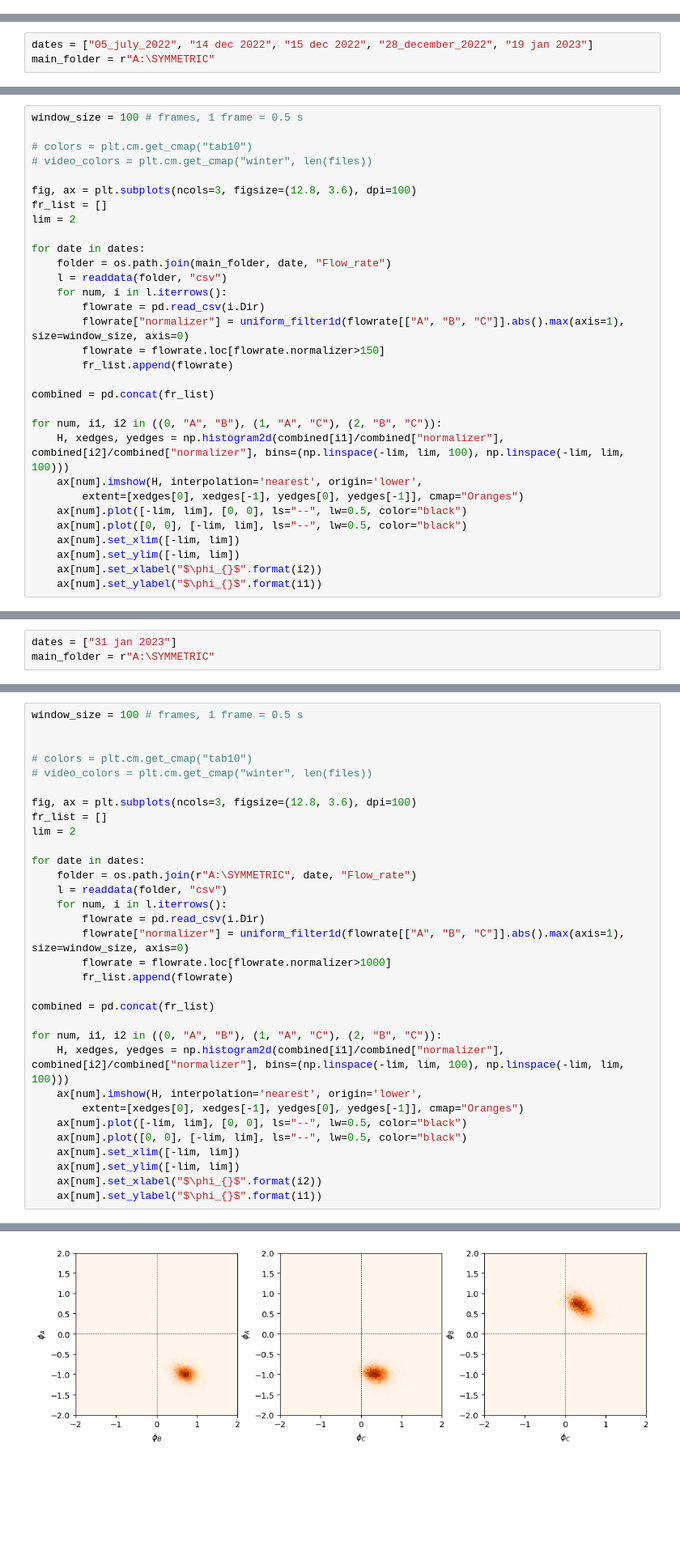
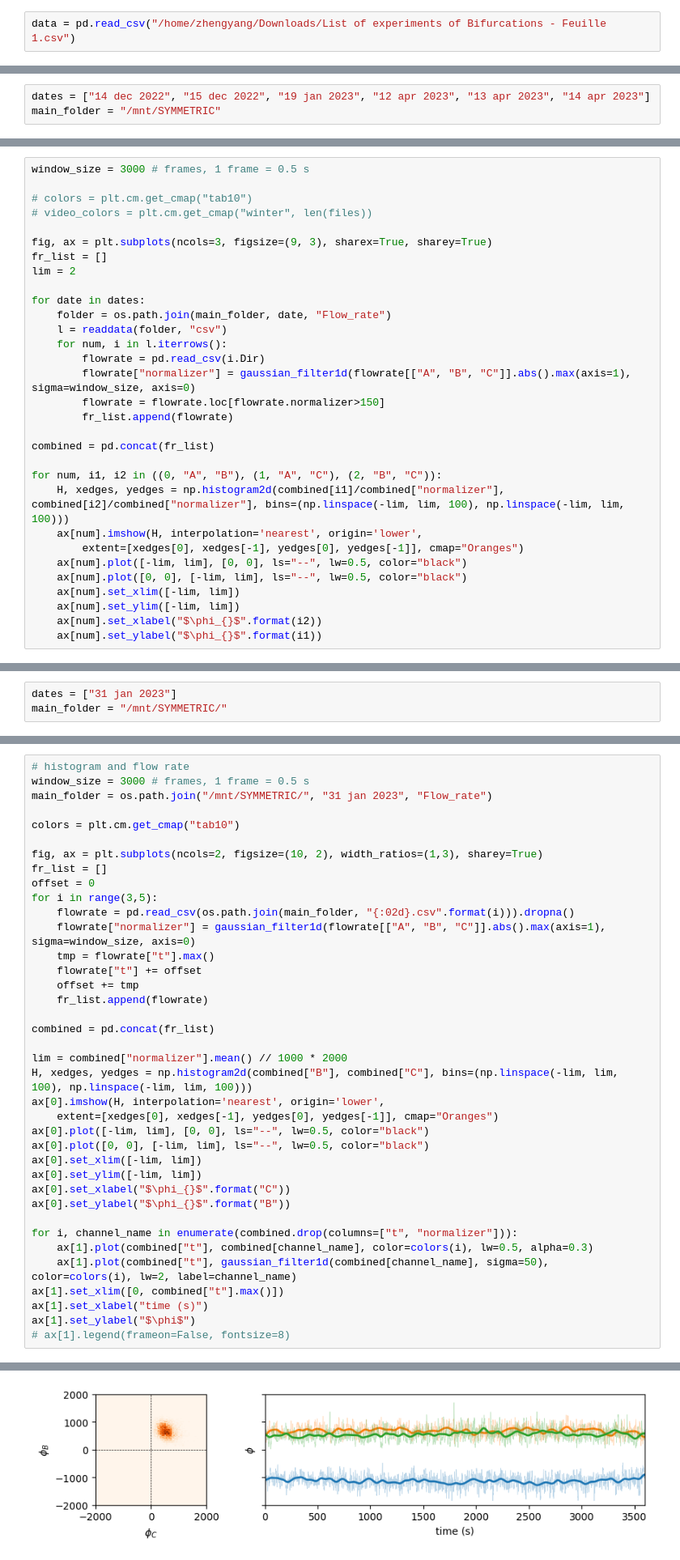
Before and after one commit to ZLoverty/AN, a Jupyter notebook: Code/data-summary.ipynb, the cells around one changed output, grey strips where cells are left out. Shown at 81% size. Cells and saved outputs as stored; diff of their text form; blank space fills up the shorter version.

```diff
--- a/Code/data-summary.ipynb
+++ b/Code/data-summary.ipynb
@@ -11,0 +90,2 @@ import numpy as np
+# %%
+data = pd.read_csv("/home/zhengyang/Downloads/List of experiments of Bifurcations - Feuille 1.csv")
@@ -16,8 +108,8 @@ We have two designs: disk-based and minimal, corresponding to model_01 and model
 
 Note: "04 nov 2022" and "17 jan 2023" were removed due to bad packing and low activity.
 # %%
-dates = ["05_july_2022", "14 dec 2022", "15 dec 2022", "28_december_2022", "19 jan 2023"]
-main_folder = r"A:\SYMMETRIC"
+dates = ["14 dec 2022", "15 dec 2022", "19 jan 2023", "12 apr 2023", "13 apr 2023", "14 apr 2023"]
+main_folder = "/mnt/SYMMETRIC"
 # %% [markdown]
 Some statistics.
 # %%
@@ -46,12 +140,12 @@ for date in dates:
 
 We want to compare the flow histogram with theoretical energy landscapes. The predictions is conveniently visualized in 2D histograms. For our 3-channel bifurcation experiment, 3 histograms can be made, namely (A, B), (A, C) and (B, C). In this section, we implement the code that plot these 3 histograms in 3 panels. We term this type of visualization "3-panel histograms".
 # %%
-window_size = 100 # frames, 1 frame = 0.5 s
+window_size = 3000 # frames, 1 frame = 0.5 s
 
 # colors = plt.cm.get_cmap("tab10")
 # video_colors = plt.cm.get_cmap("winter", len(files))
 
-fig, ax = plt.subplots(ncols=3, figsize=(12.8, 3.6), dpi=100)
+fig, ax = plt.subplots(ncols=3, figsize=(9, 3), sharex=True, sharey=True)
 fr_list = []
 lim = 2
 
@@ -60,7 +154,7 @@ for date in dates:
     l = readdata(folder, "csv")
     for num, i in l.iterrows():
         flowrate = pd.read_csv(i.Dir)
-        flowrate["normalizer"] = uniform_filter1d(flowrate[["A", "B", "C"]].abs().max(axis=1), size=window_size, axis=0)
+        flowrate["normalizer"] = gaussian_filter1d(flowrate[["A", "B", "C"]].abs().max(axis=1), sigma=window_size, axis=0)
         flowrate = flowrate.loc[flowrate.normalizer>150]
         fr_list.append(flowrate)
 
@@ -164,6 +266,6 @@ for date in dates:
 # %%
 dates = ["31 jan 2023"]
-main_folder = r"A:\SYMMETRIC"
+main_folder = "/mnt/SYMMETRIC/"
 # %%
 # some statistics
 for date in dates:
@@ -188,33 +286,39 @@ We want to compare the flow histogram with theoretical energy landscapes. The pr
 # %%
-window_size = 100 # frames, 1 frame = 0.5 s
+# histogram and flow rate
+window_size = 3000 # frames, 1 frame = 0.5 s
+main_folder = os.path.join("/mnt/SYMMETRIC/", "31 jan 2023", "Flow_rate")
 
+colors = plt.cm.get_cmap("tab10")
 
-# colors = plt.cm.get_cmap("tab10")
-# video_colors = plt.cm.get_cmap("winter", len(files))
-
-fig, ax = plt.subplots(ncols=3, figsize=(12.8, 3.6), dpi=100)
+fig, ax = plt.subplots(ncols=2, figsize=(10, 2), width_ratios=(1,3), sharey=True)
 fr_list = []
-lim = 2
-
-for date in dates:
-    folder = os.path.join(r"A:\SYMMETRIC", date, "Flow_rate")
-    l = readdata(folder, "csv")
-    for num, i in l.iterrows():
-        flowrate = pd.read_csv(i.Dir)
-        flowrate["normalizer"] = uniform_filter1d(flowrate[["A", "B", "C"]].abs().max(axis=1), size=window_size, axis=0)
-        flowrate = flowrate.loc[flowrate.normalizer>1000]
-        fr_list.append(flowrate)
+offset = 0
+for i in range(3,5):
+    flowrate = pd.read_csv(os.path.join(main_folder, "{:02d}.csv".format(i))).dropna()
+    flowrate["normalizer"] = gaussian_filter1d(flowrate[["A", "B", "C"]].abs().max(axis=1), sigma=window_size, axis=0)
+    tmp = flowrate["t"].max()
+    flowrate["t"] += offset
+    offset += tmp
+    fr_list.append(flowrate)
 
 combined = pd.concat(fr_list)
 
-for num, i1, i2 in ((0, "A", "B"), (1, "A", "C"), (2, "B", "C")):
-    H, xedges, yedges = np.histogram2d(combined[i1]/combined["normalizer"], combined[i2]/combined["normalizer"], bins=(np.linspace(-lim, lim, 100), np.linspace(-lim, lim, 100)))
-    ax[num].imshow(H, interpolation='nearest', origin='lower',
-        extent=[xedges[0], xedges[-1], yedges[0], yedges[-1]], cmap="Oranges")
-    ax[num].plot([-lim, lim], [0, 0], ls="--", lw=0.5, color="black")
-    ax[num].plot([0, 0], [-lim, lim], ls="--", lw=0.5, color="black")
-    ax[num].set_xlim([-lim, lim])
-    ax[num].set_ylim([-lim, lim])
-    ax[num].set_xlabel("$\phi_{}$".format(i2))
-    ax[num].set_ylabel("$\phi_{}$".format(i1))
+lim = combined["normalizer"].mean() // 1000 * 2000
+H, xedges, yedges = np.histogram2d(combined["B"], combined["C"], bins=(np.linspace(-lim, lim, 100), np.linspace(-lim, lim, 100)))
+ax[0].imshow(H, interpolation='nearest', origin='lower',
+    extent=[xedges[0], xedges[-1], yedges[0], yedges[-1]], cmap="Oranges")
+ax[0].plot([-lim, lim], [0, 0], ls="--", lw=0.5, color="black")
+ax[0].plot([0, 0], [-lim, lim], ls="--", lw=0.5, color="black")
+ax[0].set_xlim([-lim, lim])
+ax[0].set_ylim([-lim, lim])
+ax[0].set_xlabel("$\phi_{}$".format("C"))
+ax[0].set_ylabel("$\phi_{}$".format("B"))
+
+for i, channel_name in enumerate(combined.drop(columns=["t", "normalizer"])):
+    ax[1].plot(combined["t"], combined[channel_name], color=colors(i), lw=0.5, alpha=0.3)
+    ax[1].plot(combined["t"], gaussian_filter1d(combined[channel_name], sigma=50), color=colors(i), lw=2, label=channel_name)
+ax[1].set_xlim([0, combined["t"].max()])
+ax[1].set_xlabel("time (s)")
+ax[1].set_ylabel("$\phi$")
+# ax[1].legend(frameon=False, fontsize=8)
 # %% [output]
@@ -221 +326 @@ for num, i1, i2 in ((0, "A", "B"), (1, "A", "C"), (2, "B", "C")):
-[figure, old version]
+[figure, new version]
```
Also changed, not shown: parts of 66 cells of this notebook, 21 other files.
